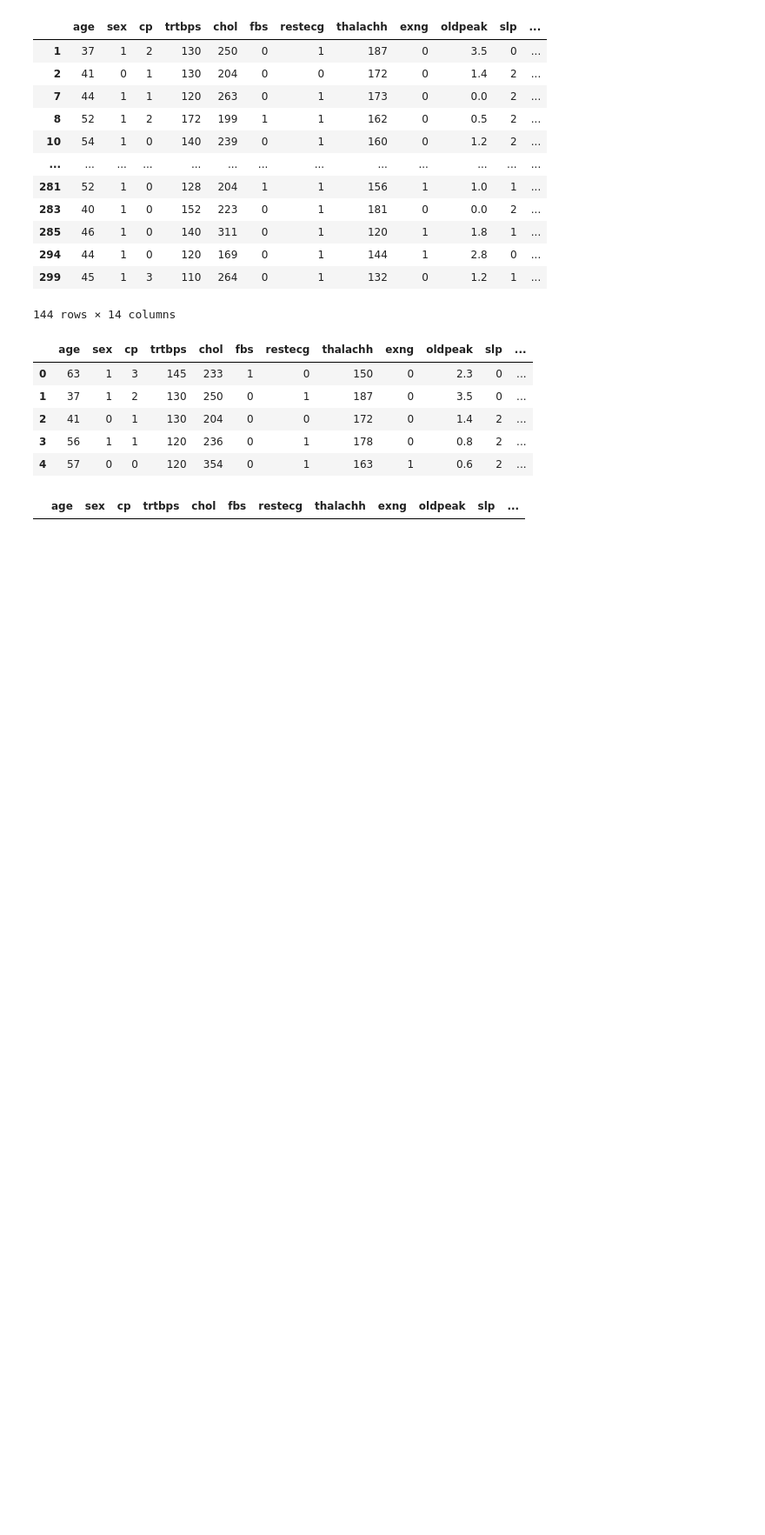
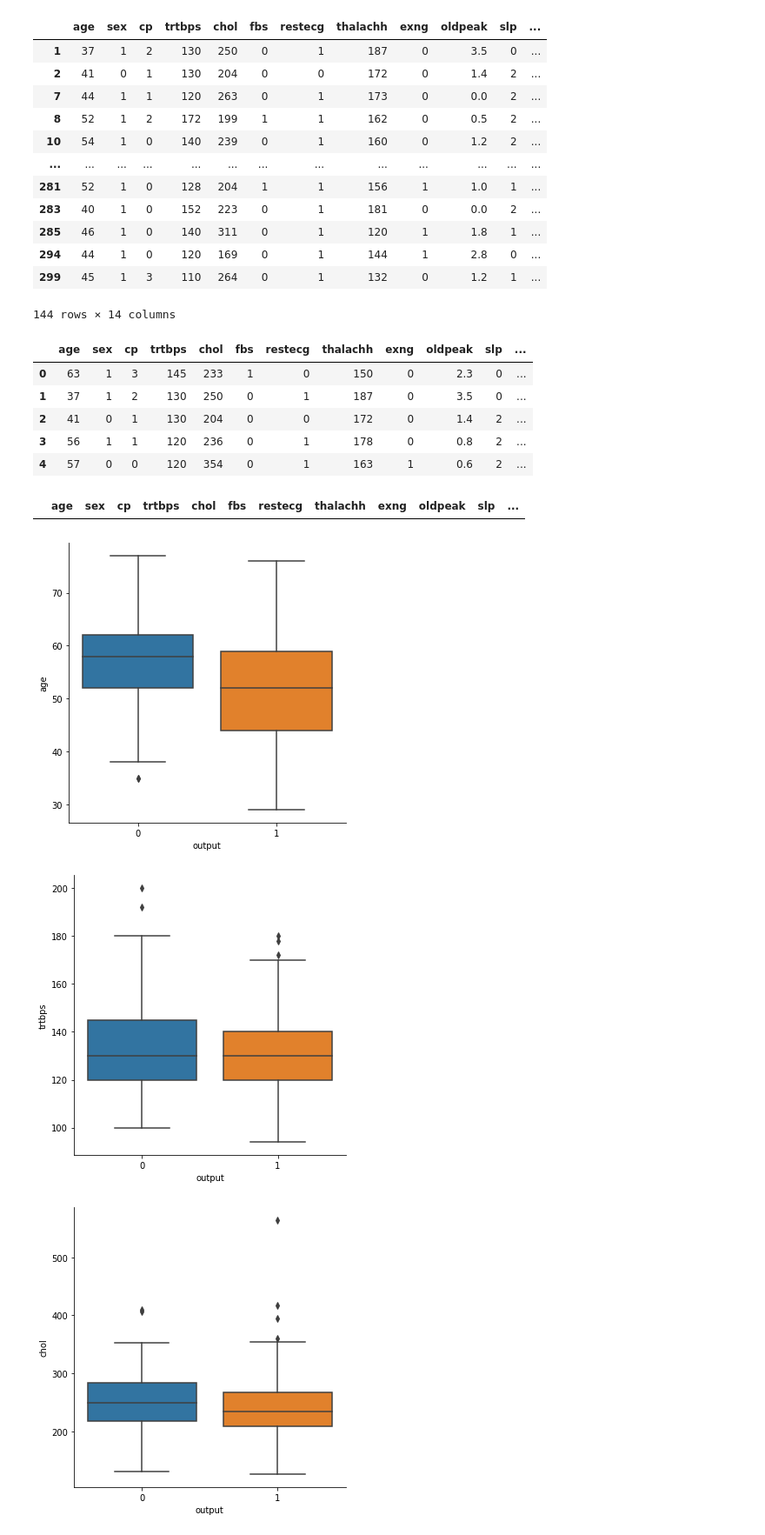
Before and after one commit to sandipthapa543/Pandas_Heartattack, a Jupyter notebook: Pandas_Data.ipynb, the cells around one changed output. Shown at 87% size. Drawn from its saved outputs; the diff is of its cells as text; code cells hidden in the pictures; blank space fills up the shorter version.

Commit message:
Exploratory Visualization

```diff
--- a/Pandas_Data.ipynb
+++ b/Pandas_Data.ipynb
@@ -251,3 +251,11 @@ df_outlier = df[(df.zscore>-3) & (df.zscore>3)]
 df_outlier
 # %% [output]
 |  | age | sex | cp | trtbps | chol | fbs | restecg | thalachh | exng | oldpeak | slp | ... |
+# %%
+for n in numerical_data:
+    sns.catplot(x = "output", y = n, data = df, kind = "box")
+    plt.show()
+# %% [output]
+[figure, added]
+[figure, added]
+[figure, added]
```
Also changed, not shown: parts of 3 cells of this notebook.
